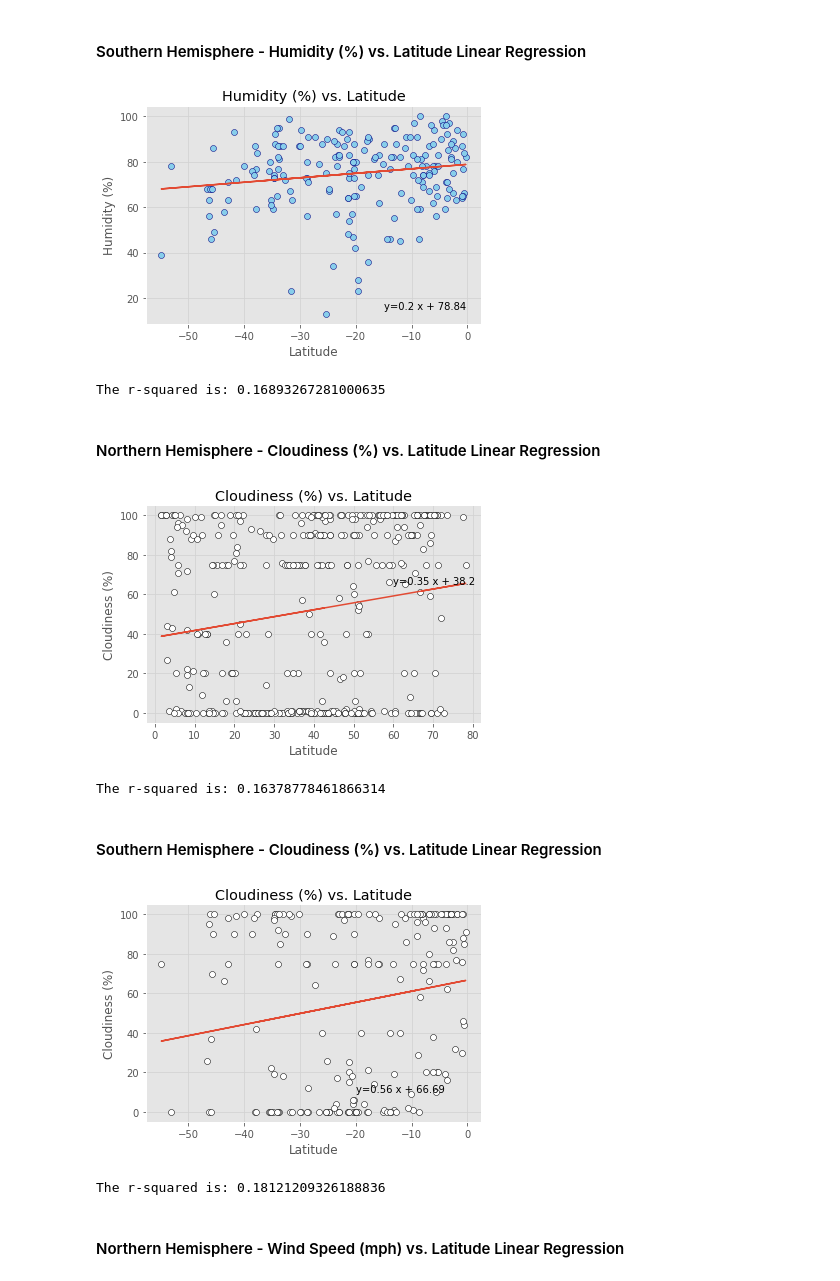
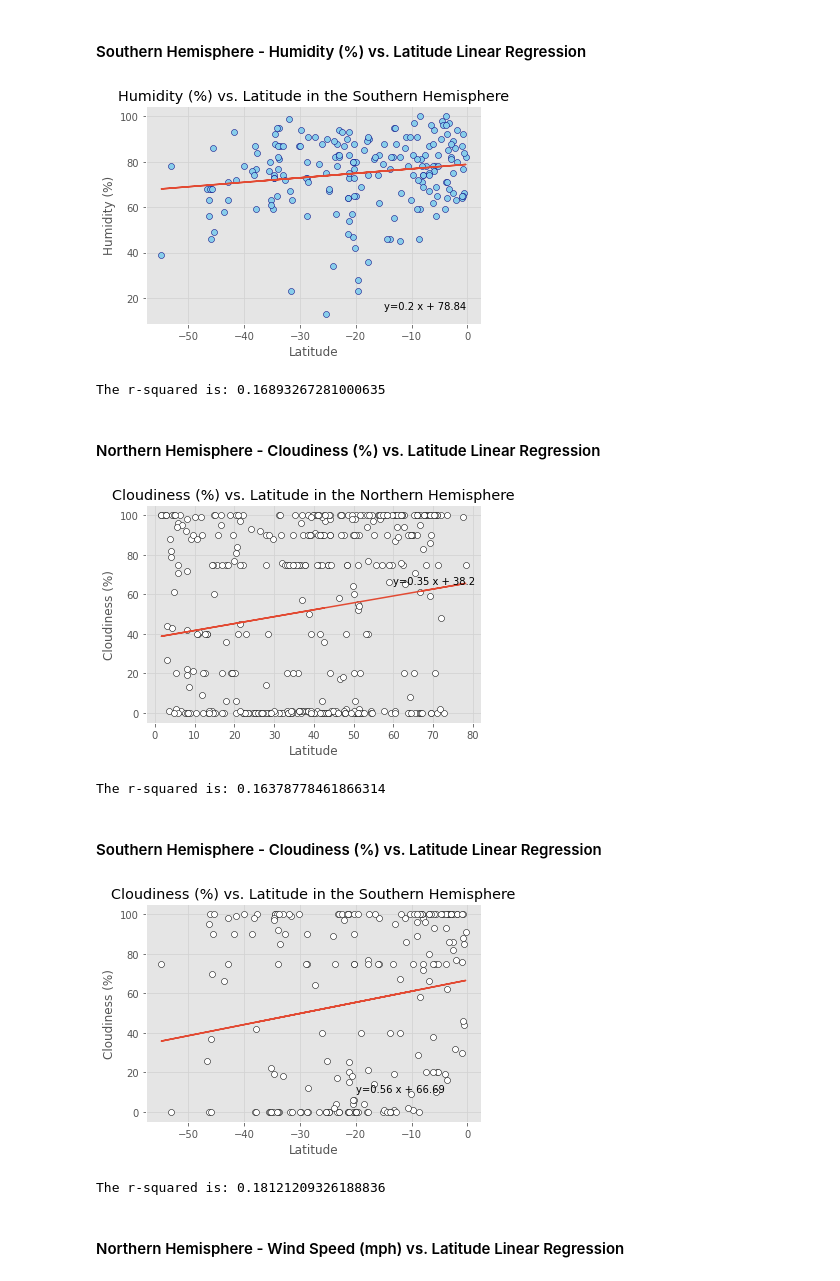
Before and after one commit to pauish/python-api-challenge, a Jupyter notebook: WeatherPy.ipynb, the cells around one changed output. Drawn from its saved outputs; the diff is of its cells as text; code cells hidden in the pictures.

```diff
--- a/WeatherPy.ipynb
+++ b/WeatherPy.ipynb
@@ -304,32 +310,32 @@ The r-squared is: 0.23453277123058905
 # %%
 plt.scatter(southern["Latitude"], southern["Humidity"],edgecolors="navy",facecolors="skyblue")
 plt.grid (b=True,which="major",axis="both",linestyle="-",color="lightgray")
-plt.title(f"Humidity (%) vs. Latitude")
+plt.title(f"Humidity (%) vs. Latitude in the Southern Hemisphere")
 plt.xlabel("Latitude")
 plt.ylabel("Humidity (%)")
 
 (slope, intercept, rvalue, pvalue, stderr) = stats.linregress(southern["Latitude"], southern["Humidity"])
 predict = slope * southern["Latitude"] + intercept
 southern["predict"] = predict
 plt.plot(southern["Latitude"], southern["predict"])
 
 
 line_eq = f"y={round(slope,2)} x + {round(intercept,2)}"
 
 
 plt.annotate(line_eq, (-15,15))
 plt.show()
 
 print(f"The r-squared is: {rvalue}")
 # %% [output]
-[figure, old version]
+[figure, new version]
 The r-squared is: 0.16893267281000635
 # %% [markdown]
 ####  Northern Hemisphere - Cloudiness (%) vs. Latitude Linear Regression
 # %%
 plt.scatter(northern["Latitude"], northern["Cloudiness"],edgecolors="black",facecolors="white")
 plt.grid (b=True,which="major",axis="both",linestyle="-",color="lightgray")
-plt.title(f"Cloudiness (%) vs. Latitude")
+plt.title(f"Cloudiness (%) vs. Latitude in the Northern Hemisphere")
 plt.xlabel("Latitude")
 plt.ylabel("Cloudiness (%)")
 
@@ -348,14 +354,14 @@ plt.show()
 
 print(f"The r-squared is: {rvalue}")
 # %% [output]
-[figure, old version]
+[figure, new version]
 The r-squared is: 0.16378778461866314
 # %% [markdown]
 ####  Southern Hemisphere - Cloudiness (%) vs. Latitude Linear Regression
 # %%
 plt.scatter(southern["Latitude"], southern["Cloudiness"],edgecolors="black",facecolors="white")
 plt.grid (b=True,which="major",axis="both",linestyle="-",color="lightgray")
-plt.title(f"Cloudiness (%) vs. Latitude")
+plt.title(f"Cloudiness (%) vs. Latitude in the Southern Hemisphere")
 plt.xlabel("Latitude")
 plt.ylabel("Cloudiness (%)")
 
@@ -373,7 +379,7 @@ plt.show()
 
 print(f"The r-squared is: {rvalue}")
 # %% [output]
-[figure, old version]
+[figure, new version]
 The r-squared is: 0.18121209326188836
 # %% [markdown]
 ####  Northern Hemisphere - Wind Speed (mph) vs. Latitude Linear Regression
```
Also changed, not shown: parts of 6 cells of this notebook, 1 other file.
